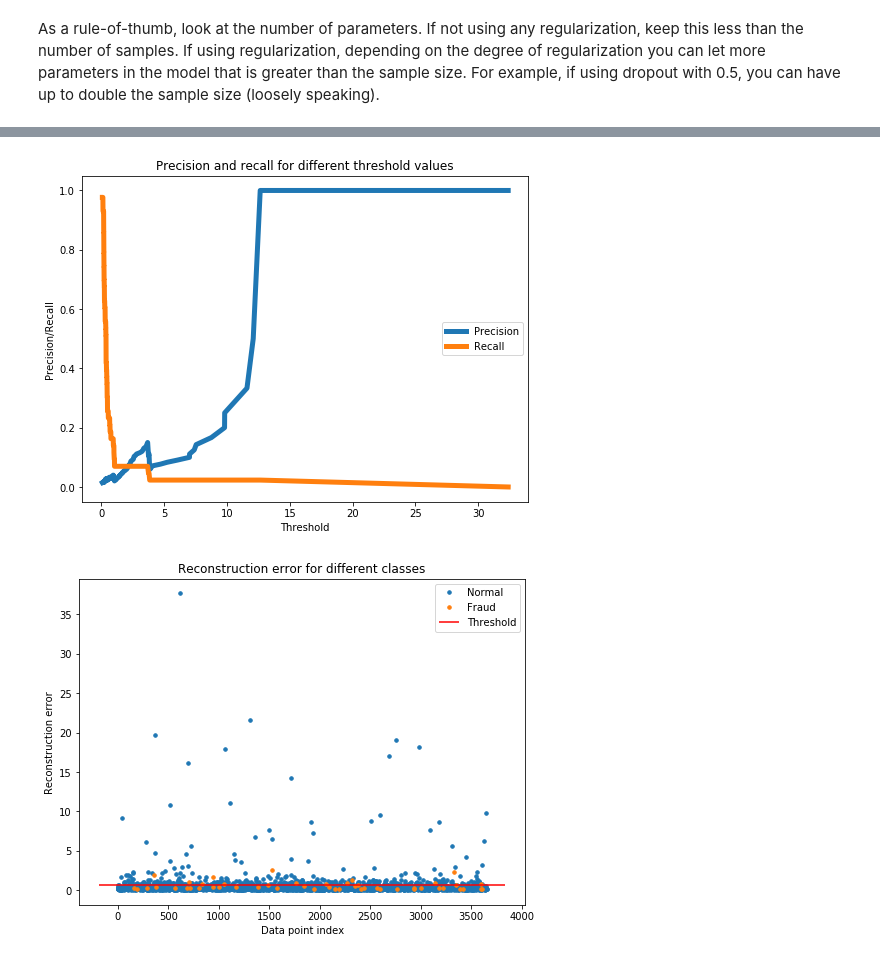
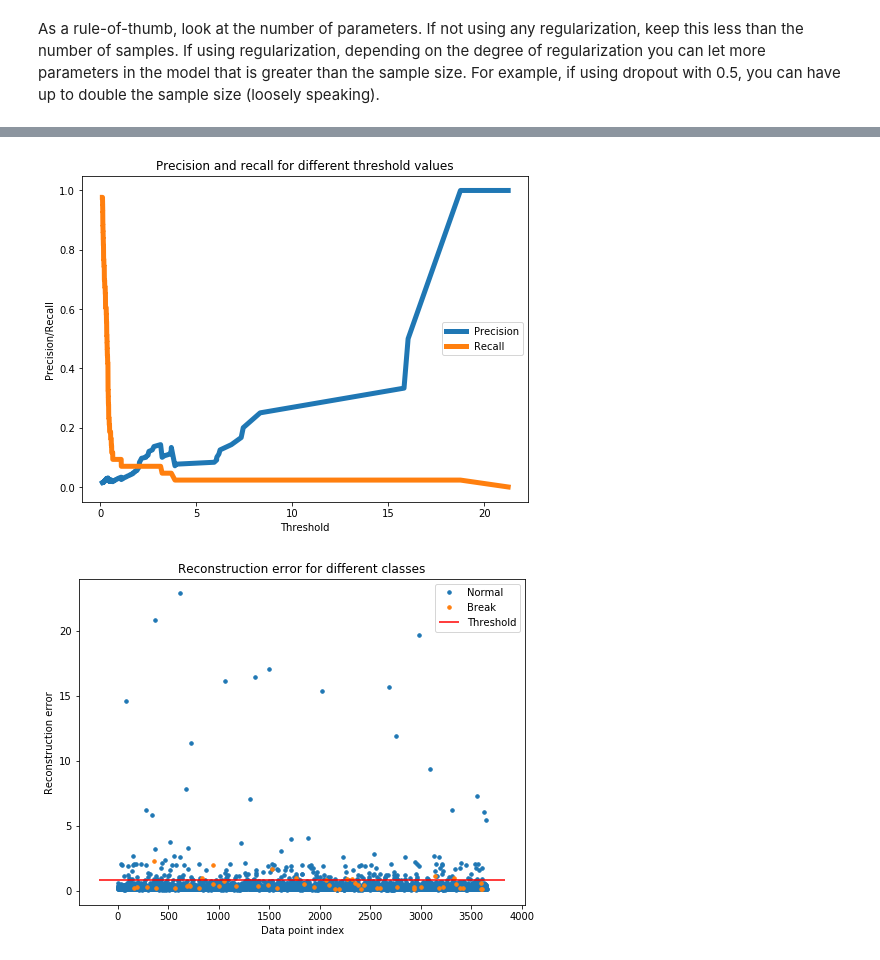
Before and after one commit to cran2367/lstm_autoencoder_classifier, a Jupyter notebook: lstm_autoencoder_classifier.ipynb, the cells around one changed output, grey strips where cells are left out. Cells and saved outputs as stored; diff of their text form; code cells hidden in the pictures.

```diff
--- a/lstm_autoencoder_classifier.ipynb
+++ b/lstm_autoencoder_classifier.ipynb
@@ -267,3 +279,7 @@ X_train_scaled = scale(X_train, scaler)
+# %%
+X_train_y0_scaled = scale(X_train_y0, scaler)
+X_train_y1_scaled = scale(X_train_y1, scaler)
+X_train_scaled = scale(X_train, scaler)
 # %%
 '''
 Test: Check if the scaling is correct.
@@ -286,7 +302,8 @@ colwise variance [1. 1. 1. 1. 1. 1. 1. 1. 1. 1. 1. 1. 1. 1. 1. 1. 1. 1. 1. 1. 1.
 # %% [markdown]
 The test succeeded. Now we will _scale_ the validation and test sets.
 # %%
-X_valid = scale(X_valid, scaler)
+X_valid_scaled = scale(X_valid, scaler)
+X_valid_y0_scaled = scale(X_valid_y0, scaler)
 
-X_test = scale(X_test, scaler)
+X_test_scaled = scale(X_test, scaler)
 # %% [markdown]
@@ -294,10 +311,10 @@ X_test = scale(X_test, scaler)
 # %% [markdown]
 First we will initialize the Autoencoder architecture. We are building a simple autoencoder. More complex architectures and other configurations should be explored.
 # %%
-timesteps =  X_train.shape[1] # equal to the lookback
-n_features =  X_train.shape[2] # 59
+timesteps =  X_train_y0_scaled.shape[1] # equal to the lookback
+n_features =  X_train_y0_scaled.shape[2] # 59
 
-epochs = 500
+epochs = 1000
 batch = 64
 lr = 0.0001
 # %%
@@ -346,9 +363,9 @@ tb = TensorBoard(log_dir='./logs',
                 write_graph=True,
                 write_images=True)
 
-lstm_autoencoder_history = lstm_autoencoder.fit(X_train, X_train,
+lstm_autoencoder_history = lstm_autoencoder.fit(X_train_y0_scaled, X_train_y0_scaled,
                                                 epochs=epochs,
                                                 batch_size=batch,
-                                                validation_data=(X_valid, X_valid),
+                                                validation_data=(X_valid_y0_scaled, X_valid_y0_scaled),
                                                 verbose=2).history
 # %% [output]
@@ -383,16 +399,17 @@ plt.show()
 # %%
-valid_x_predictions = lstm_autoencoder.predict(X_valid)
-mse = np.mean(np.power(flatten(X_valid) - flatten(valid_x_predictions), 2), axis=1)
+valid_x_predictions = lstm_autoencoder.predict(X_valid_scaled)
+mse = np.mean(np.power(flatten(X_valid_scaled) - flatten(valid_x_predictions), 2), axis=1)
+
 error_df = pd.DataFrame({'Reconstruction_error': mse,
                         'True_class': y_valid.tolist()})
 
 precision_rt, recall_rt, threshold_rt = precision_recall_curve(error_df.True_class, error_df.Reconstruction_error)
 plt.plot(threshold_rt, precision_rt[1:], label="Precision",linewidth=5)
 plt.plot(threshold_rt, recall_rt[1:], label="Recall",linewidth=5)
 plt.title('Precision and recall for different threshold values')
 plt.xlabel('Threshold')
 plt.ylabel('Precision/Recall')
 plt.legend()
 plt.show()
 # %% [output]
-[figure, old version]
+[figure, new version]
@@ -405,11 +416,17 @@ error_df = pd.DataFrame({'Reconstruction_error': mse,
 # %%
-threshold_fixed = 0.7
+test_x_predictions = lstm_autoencoder.predict(X_test_scaled)
+mse = np.mean(np.power(flatten(X_test_scaled) - flatten(test_x_predictions), 2), axis=1)
+
+error_df = pd.DataFrame({'Reconstruction_error': mse,
+                        'True_class': y_test.tolist()})
+
+threshold_fixed = 0.8
 groups = error_df.groupby('True_class')
 fig, ax = plt.subplots()
 
 for name, group in groups:
     ax.plot(group.index, group.Reconstruction_error, marker='o', ms=3.5, linestyle='',
-            label= "Fraud" if name == 1 else "Normal")
+            label= "Break" if name == 1 else "Normal")
 ax.hlines(threshold_fixed, ax.get_xlim()[0], ax.get_xlim()[1], colors="r", zorder=100, label='Threshold')
 ax.legend()
 plt.title("Reconstruction error for different classes")
@@ -417,7 +434,7 @@ plt.ylabel("Reconstruction error")
 plt.xlabel("Data point index")
 plt.show();
 # %% [output]
-[figure, old version]
+[figure, new version]
 # %%
 pred_y = [1 if e > threshold_fixed else 0 for e in error_df.Reconstruction_error.values]
 # %%
```
Also changed, not shown: parts of 16 cells of this notebook.
